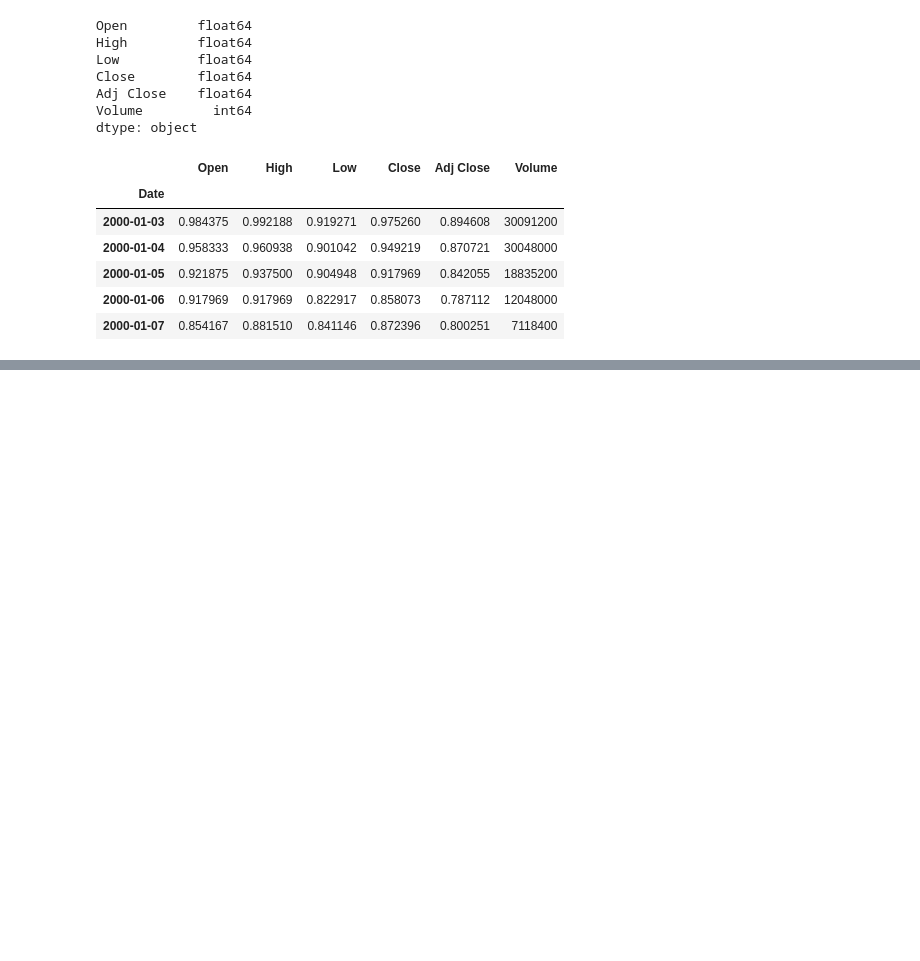
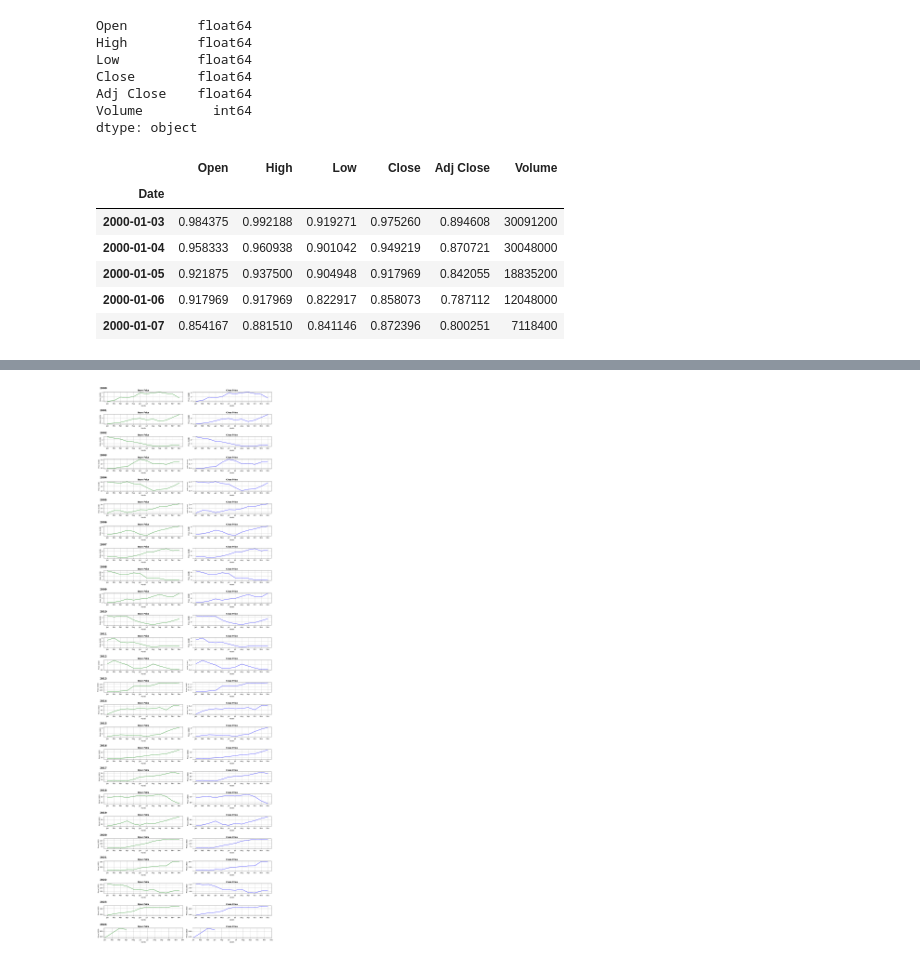
Before and after one commit to WarLord0401/NSA, a Jupyter notebook: stock_analysis.ipynb, the cells around one changed output, grey strips where cells are left out. Saved outputs shown, nothing was run; the diff lists cells and outputs as text; code cells hidden in the pictures; blank space fills up the shorter version.

```diff
--- a/stock_analysis.ipynb
+++ b/stock_analysis.ipynb
@@ -89,0 +127,29 @@ df.head()
+# %%
+# ...existing code...
+fig, axes = plt.subplots(25, 2, figsize=(16, 50))
+years = sorted(df['Year'].unique())
+for i, year in enumerate(years):
+    monthly_data = df[df['Year'] == year].groupby('Month').mean()
+    # Add year as a bold label above both subplots in the row
+    axes[i, 0].text(-0.05, 1.25, f"{year}", transform=axes[i, 0].transAxes,
+                    fontsize=16, fontweight='bold', ha='left', va='bottom')
+    # Open Price
+    axes[i, 0].plot(monthly_data.index, monthly_data['Open'], color='green', )
+    axes[i, 0].set_title('Open Price', fontweight='bold')
+    axes[i, 0].set_xlabel('Month')
+    axes[i, 0].set_xticks(np.arange(1, 13, 1))
+    axes[i, 0].set_xticklabels(['Jan', 'Feb', 'Mar', 'Apr', 'May', 'Jun', 'Jul', 'Aug', 'Sep', 'Oct', 'Nov', 'Dec'])
+    axes[i, 0].set_ylabel('Price (USD)')
+    axes[i, 0].grid()
+    # Close Price
+    axes[i, 1].plot(monthly_data.index, monthly_data['Close'], color='blue')
+    axes[i, 1].set_title('Close Price', fontweight='bold')
+    axes[i, 1].set_xlabel('Month')
+    axes[i, 1].set_xticks(np.arange(1, 13, 1))
+    axes[i, 1].set_xticklabels(['Jan', 'Feb', 'Mar', 'Apr', 'May', 'Jun', 'Jul', 'Aug', 'Sep', 'Oct', 'Nov', 'Dec'])
+    axes[i, 1].set_ylabel('Price (USD)')
+    axes[i, 1].grid()
+plt.tight_layout()
+plt.show()
+# %% [output]
+[figure, added]
```
Also changed, not shown: parts of 3 cells of this notebook.
